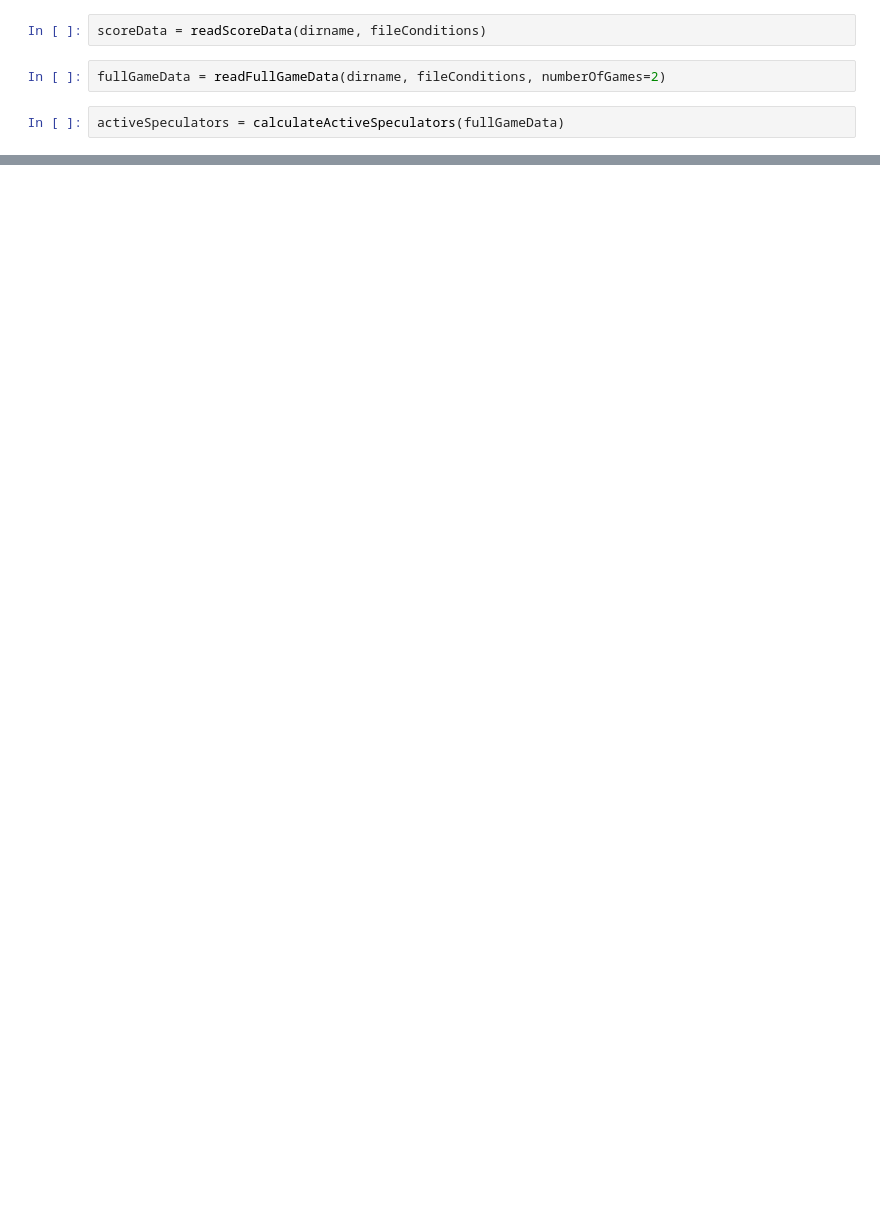
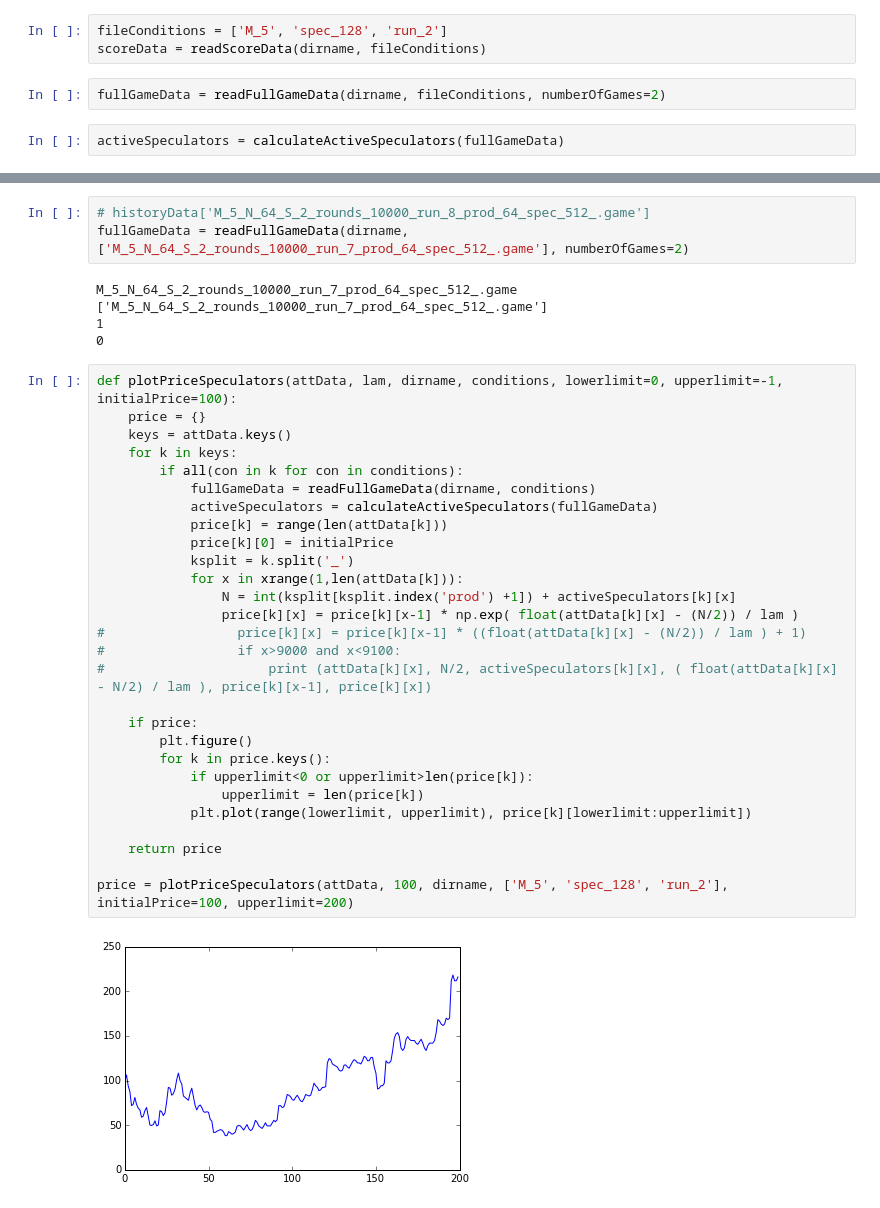
Before and after one commit to sandromehic/mingam, a Jupyter notebook: analysis/analisys.ipynb, the cells around one changed output, grey strips where cells are left out. Drawn from its saved outputs; the diff is of its cells as text; blank space fills up the shorter version.

```diff
--- a/analysis/analisys.ipynb
+++ b/analysis/analisys.ipynb
@@ -230,5 +255,6 @@ fileConditions = ['M_5', 'prod_64']
 (gameData, attData, historyData) = readGameData(dirname, fileConditions)
 # %%
+fileConditions = ['M_5', 'spec_128', 'run_2']
 scoreData = readScoreData(dirname, fileConditions)
 # %%
 fullGameData = readFullGameData(dirname, fileConditions, numberOfGames=2)
@@ -244,0 +351,38 @@ activeSpeculators = calculateActiveSpeculators(fullGameData)
+# %%
+# historyData['M_5_N_64_S_2_rounds_10000_run_8_prod_64_spec_512_.game']
+fullGameData = readFullGameData(dirname, ['M_5_N_64_S_2_rounds_10000_run_7_prod_64_spec_512_.game'], numberOfGames=2)
+# %% [output]
+M_5_N_64_S_2_rounds_10000_run_7_prod_64_spec_512_.game
+['M_5_N_64_S_2_rounds_10000_run_7_prod_64_spec_512_.game']
+1
+0
+# %%
+def plotPriceSpeculators(attData, lam, dirname, conditions, lowerlimit=0, upperlimit=-1, initialPrice=100):
+    price = {}
+    keys = attData.keys()
+    for k in keys:
+        if all(con in k for con in conditions):
+            fullGameData = readFullGameData(dirname, conditions)
+            activeSpeculators = calculateActiveSpeculators(fullGameData)
+            price[k] = range(len(attData[k]))
+            price[k][0] = initialPrice
+            ksplit = k.split('_')
+            for x in xrange(1,len(attData[k])):
+                N = int(ksplit[ksplit.index('prod') +1]) + activeSpeculators[k][x]
+                price[k][x] = price[k][x-1] * np.exp( float(attData[k][x] - (N/2)) / lam )
+#                 price[k][x] = price[k][x-1] * ((float(attData[k][x] - (N/2)) / lam ) + 1)
+#                 if x>9000 and x<9100:
+#                     print (attData[k][x], N/2, activeSpeculators[k][x], ( float(attData[k][x] - N/2) / lam ), price[k][x-1], price[k][x])
+
+    if price:
+        plt.figure()
+        for k in price.keys():
+            if upperlimit<0 or upperlimit>len(price[k]):
+                upperlimit = len(price[k])
+            plt.plot(range(lowerlimit, upperlimit), price[k][lowerlimit:upperlimit])
+
+    return price
+
+price = plotPriceSpeculators(attData, 100, dirname, ['M_5', 'spec_128', 'run_2'], initialPrice=100, upperlimit=200)
+# %% [output]
+[figure, added]
```
Also changed, not shown: parts of 8 cells of this notebook, 1 other file.
